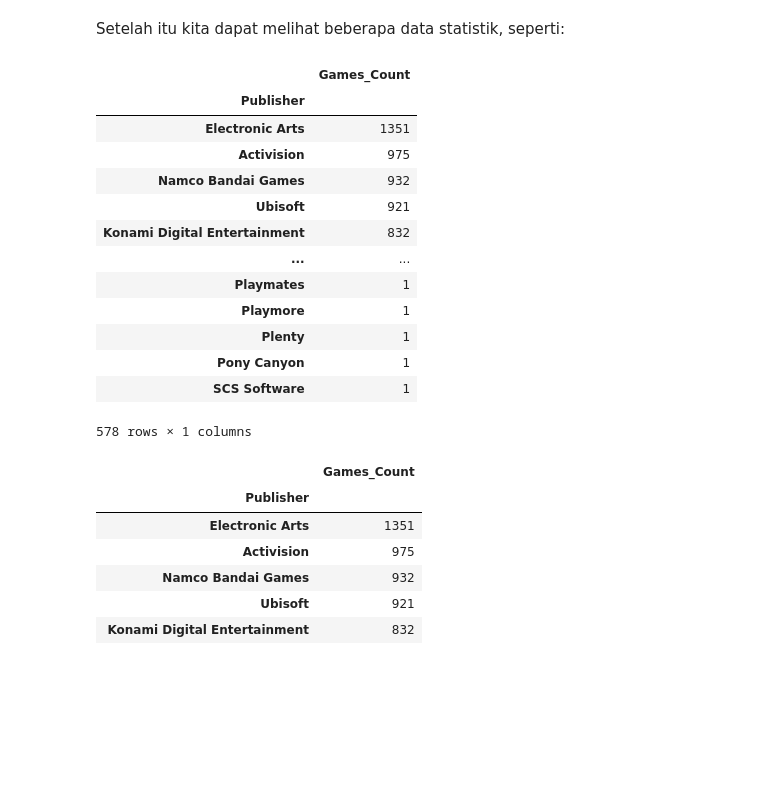
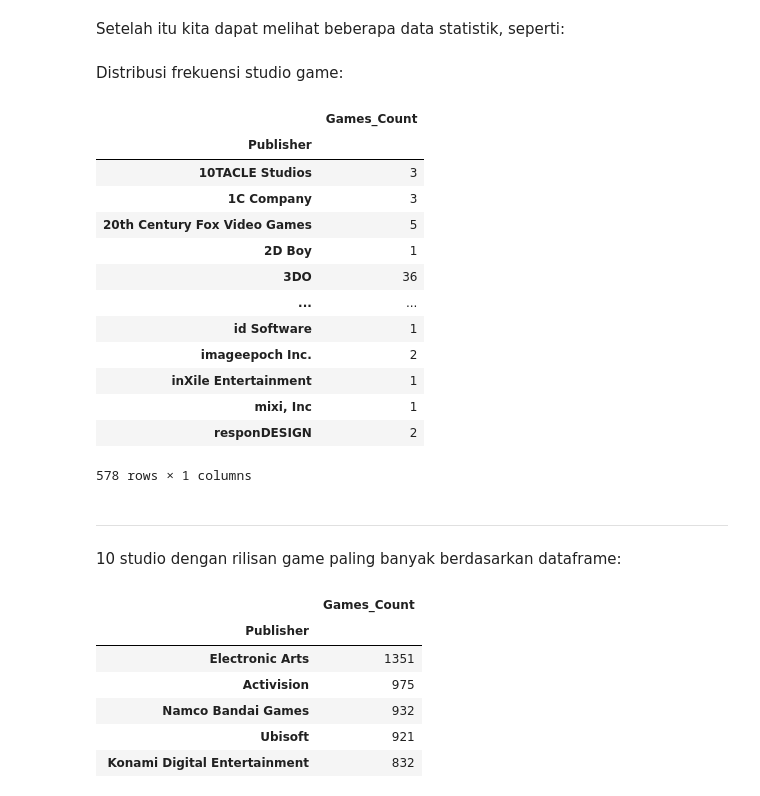
Before and after one commit to nexusprime-hak/Tubes-Pengkom-K-20-2023_2, a Jupyter notebook: Tugas_5.ipynb, the cells around one changed output. Drawn from its saved outputs; the diff is of its cells as text; code cells hidden in the pictures; blank space fills up the shorter version.

```diff
--- a/Tugas_5.ipynb
+++ b/Tugas_5.ipynb
@@ -153,22 +216,28 @@ pub = df_1[["Publisher","NA_Sales","EU_Sales","JP_Sales","Other_Sales","Global_S
 pub = pub.groupby(by="Publisher")
 # %% [markdown]
 Setelah itu kita dapat melihat beberapa data statistik, seperti:
+# %% [markdown]
+Distribusi frekuensi studio game:
 # %%
 # distribusi frekuensi
-pub.count().filter(items=["Global_Sales"]).sort_values(by="Global_Sales", ascending=False).rename(columns={"Global_Sales":"Games_Count"})
+pub.count().filter(items=["Global_Sales"]).rename(columns={"Global_Sales":"Games_Count"})
 # %% [output]
 |  | Games_Count |
 | Publisher |  |
-| Electronic Arts | 1351 |
-| Activision | 975 |
-| Namco Bandai Games | 932 |
-| Ubisoft | 921 |
-| Konami Digital Entertainment | 832 |
+| 10TACLE Studios | 3 |
+| 1C Company | 3 |
+| 20th Century Fox Video Games | 5 |
+| 2D Boy | 1 |
+| 3DO | 36 |
 | ... | ... |
-| Playmates | 1 |
-| Playmore | 1 |
-| Plenty | 1 |
-| Pony Canyon | 1 |
-| SCS Software | 1 |
+| id Software | 1 |
+| imageepoch Inc. | 2 |
+| inXile Entertainment | 1 |
+| mixi, Inc | 1 |
+| responDESIGN | 2 |
 578 rows × 1 columns
+# %% [markdown]
+<hr>
+# %% [markdown]
+10 studio dengan rilisan game paling banyak berdasarkan dataframe:
 # %%
```
Also changed, not shown: parts of 33 cells of this notebook.
